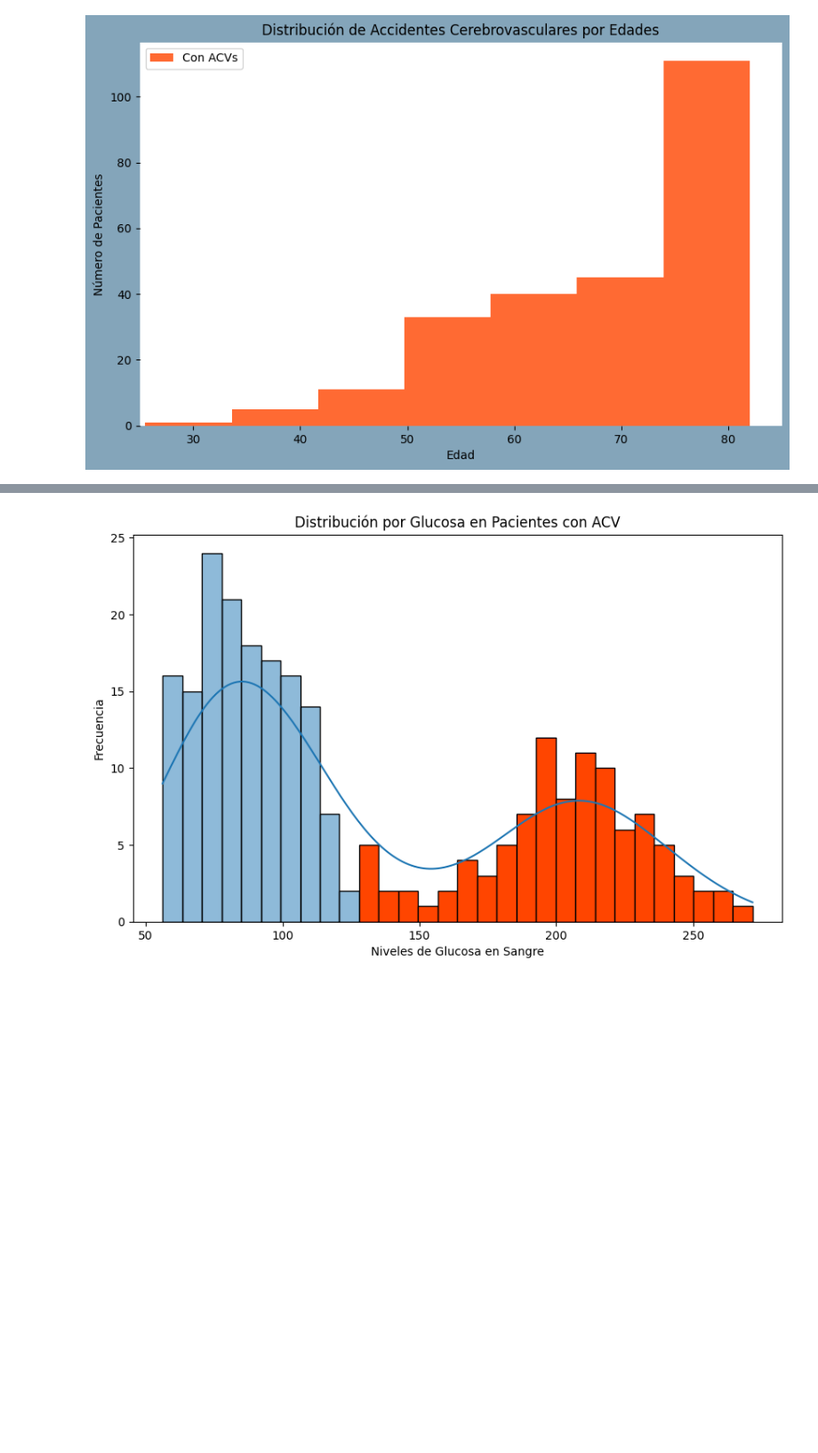
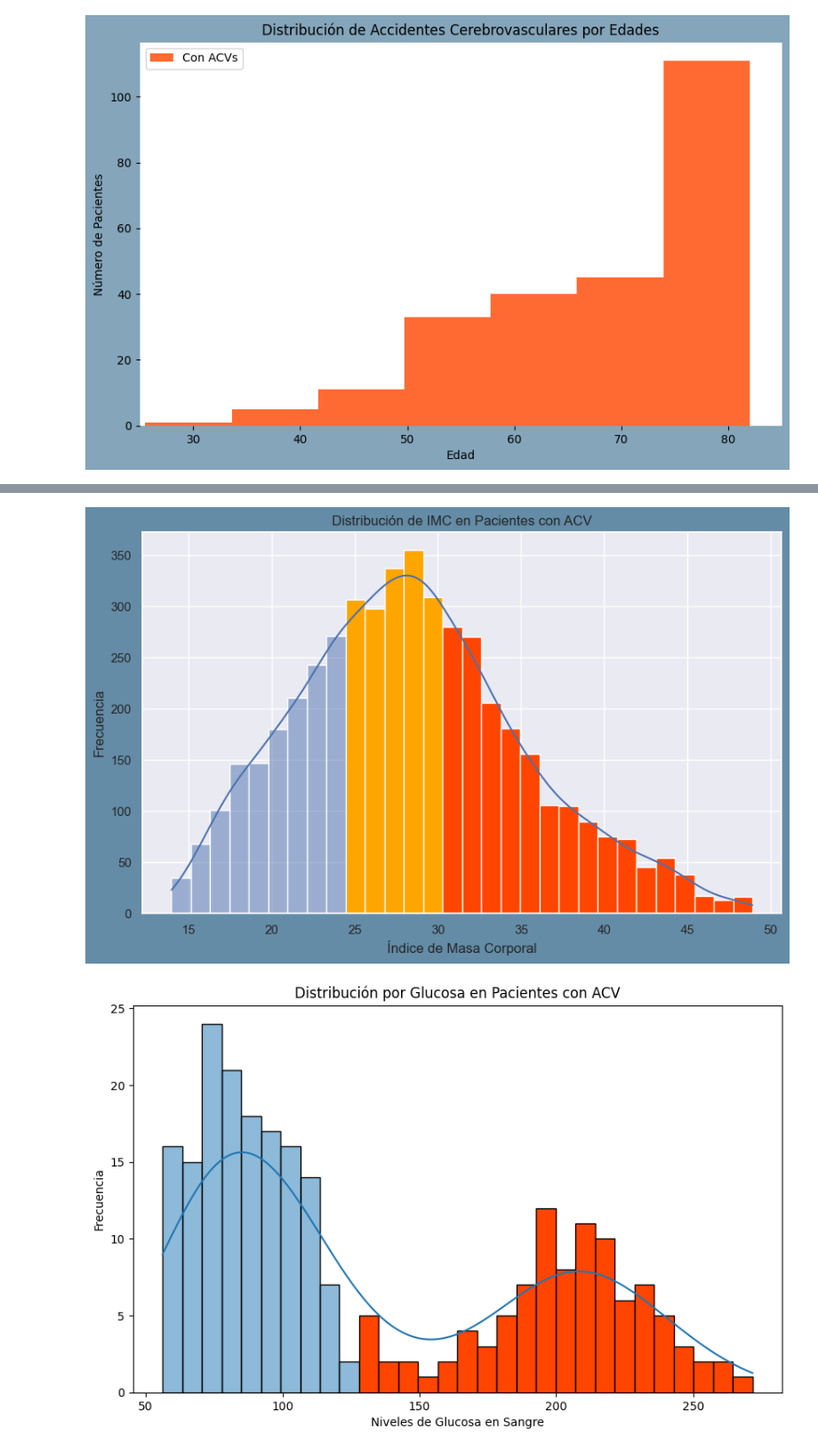
Before and after one commit to gadeso/EDA_BrainStroke, a Jupyter notebook: EDA/visualizaciones.ipynb, the cells around one changed output, grey strips where cells are left out. Shown at 89% size. Drawn from its saved outputs; the diff is of its cells as text; code cells hidden in the pictures; blank space fills up the shorter version.

```diff
--- a/EDA/visualizaciones.ipynb
+++ b/EDA/visualizaciones.ipynb
@@ -140,3 +166,23 @@ plt.show()
+# %%
+# Distribución por Índice de masa corporal
+plt.figure(figsize=(10, 6))
+hist = sns.histplot(no_stroke['bmi'], bins=30, kde=True)
+
+for patch in hist.patches:
+    x = patch.get_x() + patch.get_width() / 2
+
+    if x > sobrepeso and x < obesidad:
+        patch.set_facecolor(amarillo)
+
+    elif x > obesidad:
+        patch.set_facecolor(naranja)
+
+plt.title('Distribución de IMC en Pacientes con ACV')
+plt.xlabel('Índice de Masa Corporal')
+plt.ylabel('Frecuencia')
+plt.show()
+# %% [output]
+[figure, added]
 # %%
 # plt.figure(figsize=(10, 6))
 # sns.histplot(stroke['avg_glucose_level'], bins=30, kde=True)
```
Also changed, not shown: parts of 9 cells of this notebook.
